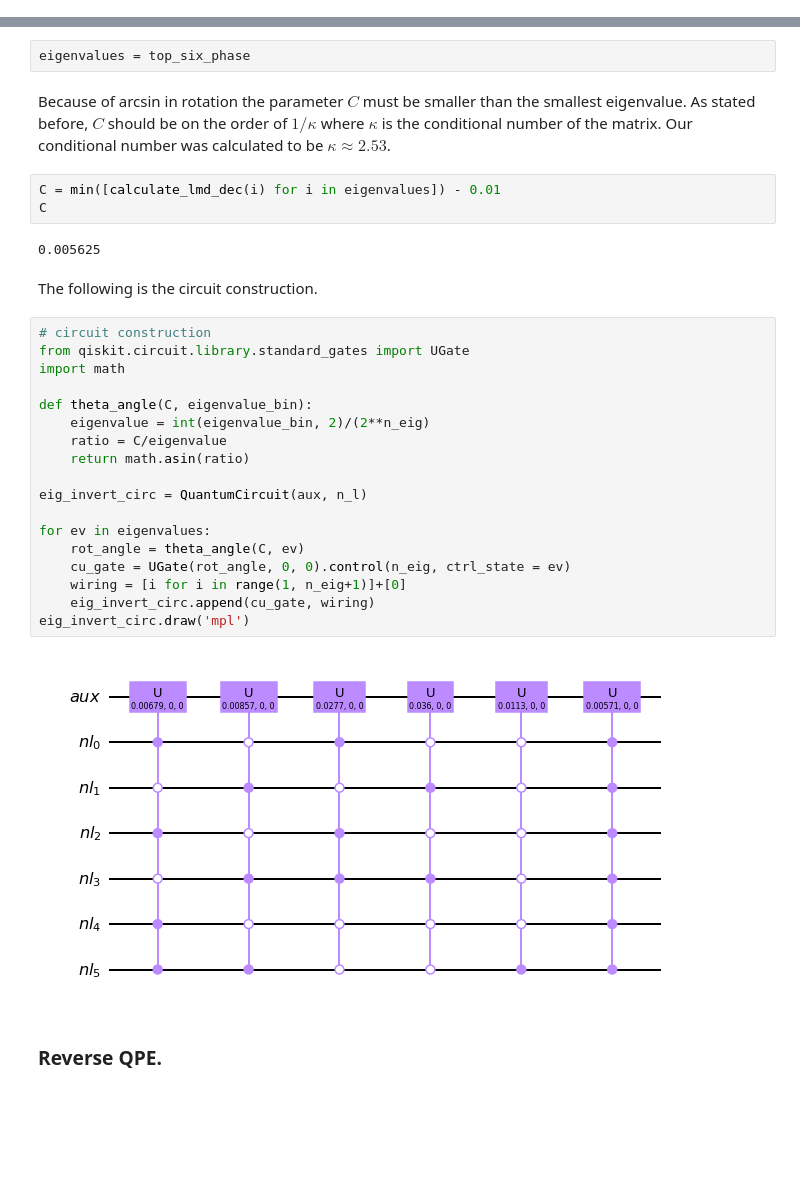
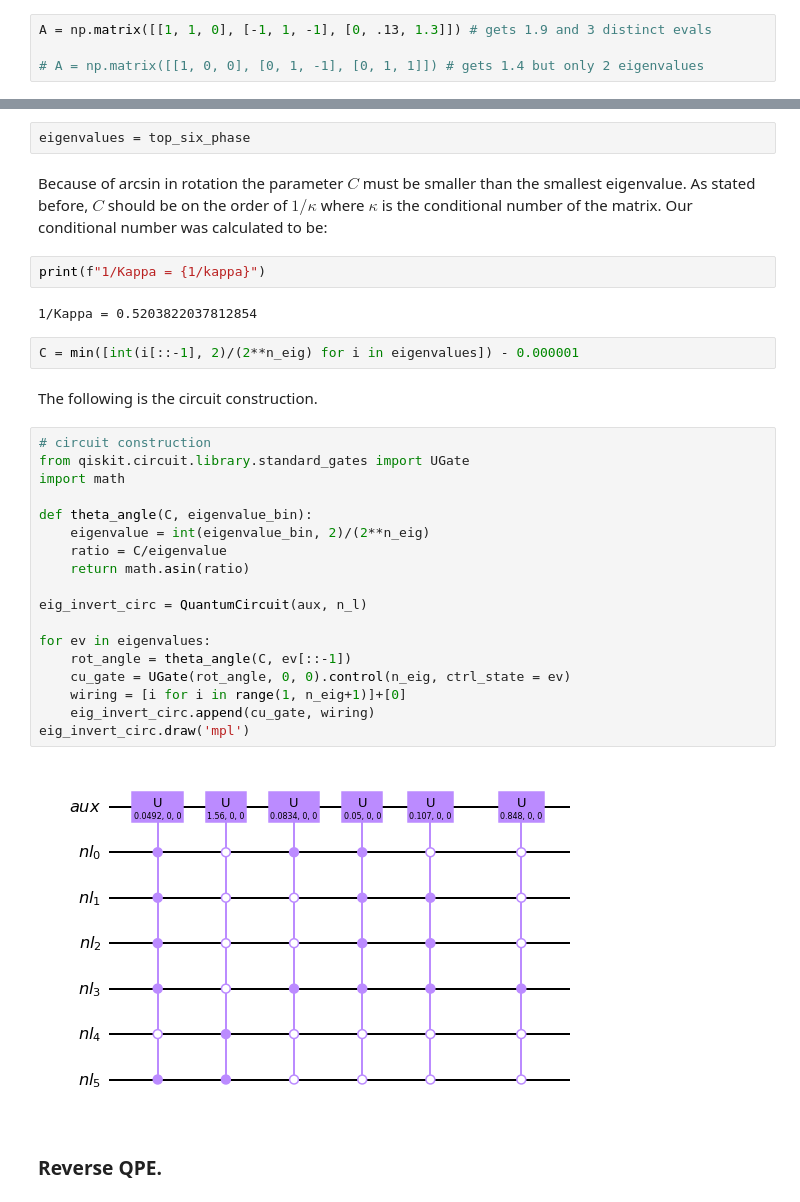
Before and after one commit to tybens/quantum-data-fitting-HHL, a Jupyter notebook: hhl-non-hermitian.ipynb, the cells around one changed output, grey strips where cells are left out. Cells and saved outputs as stored; diff of their text form; blank space fills up the shorter version.

```diff
--- a/hhl-non-hermitian.ipynb
+++ b/hhl-non-hermitian.ipynb
@@ -32,0 +26,4 @@ print(A)
+# %%
+A = np.matrix([[1, 1, 0], [-1, 1, -1], [0, .13, 1.3]]) # gets 1.9 and 3 distinct evals
+
+# A = np.matrix([[1, 0, 0], [0, 1, -1], [0, 1, 1]]) # gets 1.4 but only 2 eigenvalues
@@ -273,34 +291,35 @@ Using the eigenvalues output from QPE, we can construct a circuit that rotates c
 # %%
 eigenvalues = top_six_phase
 # %% [markdown]
-Because of arcsin in rotation the parameter $C$ must be smaller than the smallest eigenvalue. As stated before, $C$ should be on the order of $1/\kappa$ where $\kappa$ is the conditional number of the matrix. Our conditional number was calculated to be $\kappa\approx 2.53$.
+Because of arcsin in rotation the parameter $C$ must be smaller than the smallest eigenvalue. As stated before, $C$ should be on the order of $1/\kappa$ where $\kappa$ is the conditional number of the matrix. Our conditional number was calculated to be:
+# %%
+print(f"1/Kappa = {1/kappa}")
+# %% [output]
+1/Kappa = 0.5203822037812854
 # %%
-C = min([calculate_lmd_dec(i) for i in eigenvalues]) - 0.01
-C
+C = min([int(i[::-1], 2)/(2**n_eig) for i in eigenvalues]) - 0.000001
-# %% [output]
-0.005625
 # %% [markdown]
 The following is the circuit construction.
 # %%
 # circuit construction
 from qiskit.circuit.library.standard_gates import UGate
 import math
 
 def theta_angle(C, eigenvalue_bin):
     eigenvalue = int(eigenvalue_bin, 2)/(2**n_eig)
     ratio = C/eigenvalue
     return math.asin(ratio)
 
 eig_invert_circ = QuantumCircuit(aux, n_l)
 
 for ev in eigenvalues:
-    rot_angle = theta_angle(C, ev)
+    rot_angle = theta_angle(C, ev[::-1])
     cu_gate = UGate(rot_angle, 0, 0).control(n_eig, ctrl_state = ev)
     wiring = [i for i in range(1, n_eig+1)]+[0]
     eig_invert_circ.append(cu_gate, wiring)
 eig_invert_circ.draw('mpl')
 # %% [output]
-[figure, old version]
+[figure, new version]
 # %% [markdown]
 ### Reverse QPE.
 # %%
```
Also changed, not shown: parts of 21 cells of this notebook.
